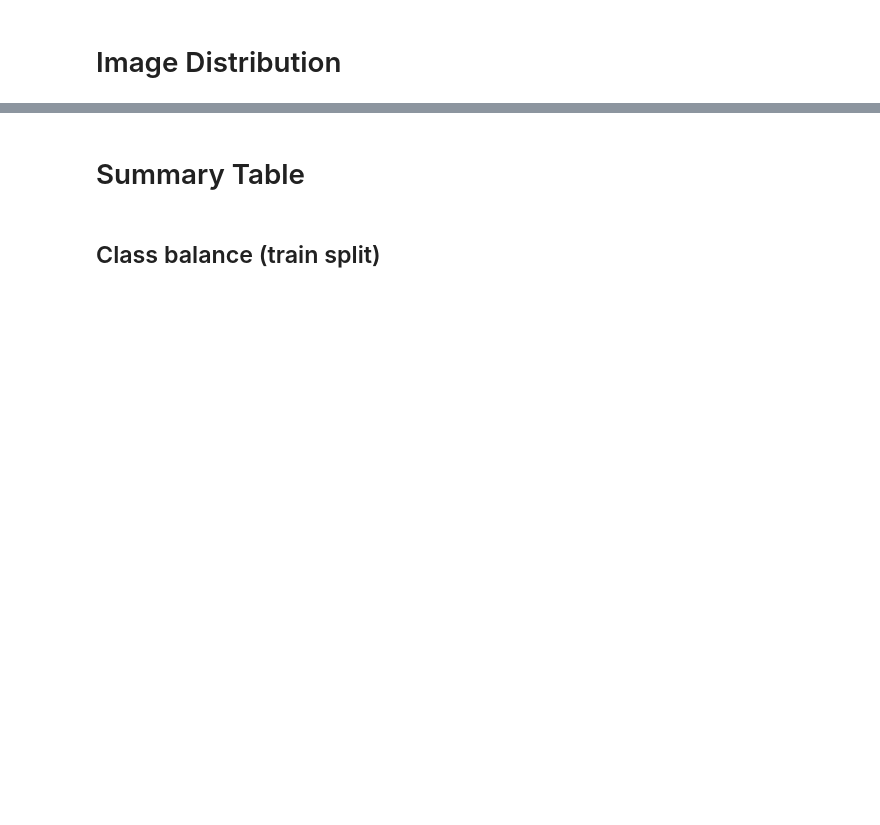
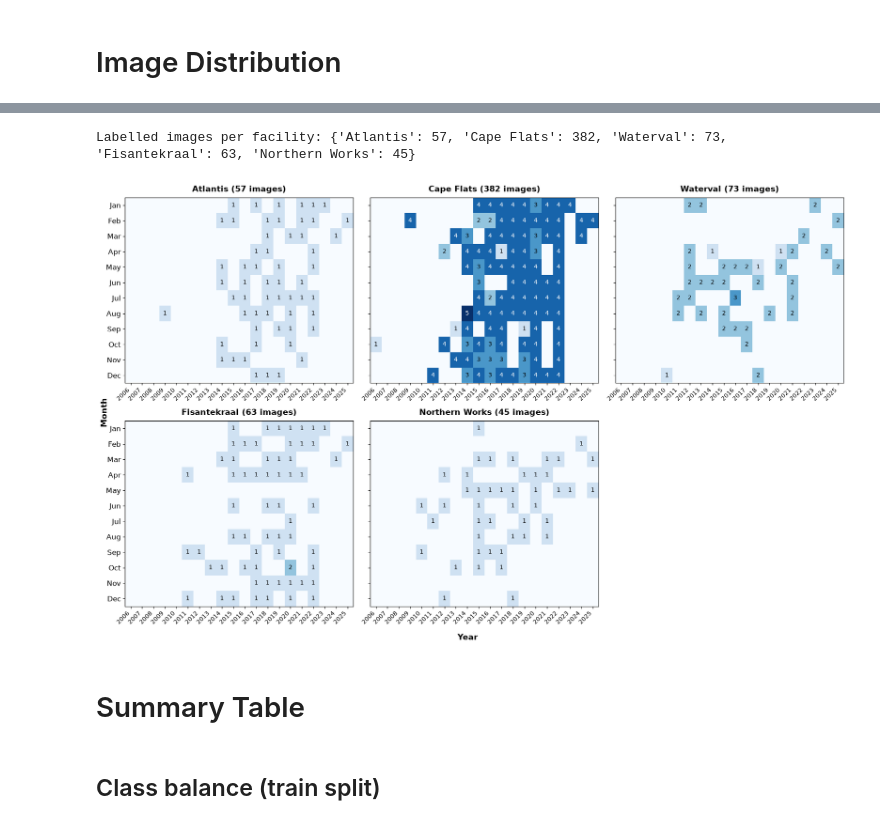
Before and after one commit to janes1234/Skripsie, a Jupyter notebook: CNN/data_exploration.ipynb, the cells around one changed output, grey strips where cells are left out. Drawn from its saved outputs; the diff is of its cells as text; code cells hidden in the pictures; blank space fills up the shorter version.

Commit message:
worked on report

```diff
--- a/CNN/data_exploration.ipynb
+++ b/CNN/data_exploration.ipynb
@@ -156,3 +41,75 @@ else:
+# %%
+import re
+import calendar
+from collections import defaultdict
+
+# Report Figure: image availability per facility (heatmap.png).
+# Counts the satellite images that are part of the dataset, i.e. that have at
+# least one labelled aerobic zone or clarifier, so the totals match the
+# facility summary table in the report. Unlabelled images are left out.
+DATE_PATTERNS = [
+    (r"(\d{2})_(\d{4})", "month-year"),   # Atlantis 01_2019, Waterval 01_2012
+    (r"_(\d{4})(\d{2})", "year-month"),   # capeflats1_201408
+    (r"(\d{4})_(\d{2})", "year-month"),   # Fisantekraal 2020_05
+    (r"(\d{4})\s(\d{2})", "year-month"),  # Northern Works 2020 05
+]
+
+
+def image_date(name):
+    for pattern, order in DATE_PATTERNS:
+        m = re.search(pattern, name)
+        if m:
+            a, b = int(m.group(1)), int(m.group(2))
+            year, month = (b, a) if order == "month-year" else (a, b)
+            if 1 <= month <= 12:
+                return year, month
+    return None
+
+
+source_images = {(v["facility"], v["unit_label"], v["img_key"].split(".jpg")[0])
+                 for crops in CROP_MANIFEST.values() for v in crops.values()}
+monthly = {fac: defaultdict(int) for fac in FACILITY_ORDER}
+undated = []
+for fac, unit, name in source_images:
+    date = image_date(name)
+    if date is None:
+        undated.append(name)
+    else:
+        monthly[fac][date] += 1
+print("Labelled images per facility:", {DISPLAY_NAMES[f]: sum(c.values()) for f, c in monthly.items()})
+if undated:
+    print("No date found for:", undated)
+
+all_years = [y for c in monthly.values() for y, _ in c]
+years = list(range(min(all_years), max(all_years) + 1))
+global_max = max(n for c in monthly.values() for n in c.values())
+
+fig, axes = plt.subplots(2, 3, figsize=(18, 11), sharey=True)
+axes = axes.flatten()
+for ax, fac in zip(axes, FACILITY_ORDER):
+    grid = np.zeros((12, len(years)), dtype=int)
+    for (year, month), n in monthly[fac].items():
+        grid[month - 1, years.index(year)] = n
+    ax.imshow(grid, cmap="Blues", aspect="auto", vmin=0, vmax=global_max)
+    ax.set_title(f"{DISPLAY_NAMES[fac]} ({grid.sum()} images)", fontsize=14, weight="bold", pad=10)
+    ax.set_xticks(np.arange(len(years)))
+    ax.set_xticklabels(years, rotation=45, ha="right")
+    ax.set_yticks(np.arange(12))
+    ax.set_yticklabels([calendar.month_abbr[m] for m in range(1, 13)], fontsize=12)
+    for yi in range(len(years)):
+        for mi in range(12):
+            if grid[mi, yi]:
+                ax.text(yi, mi, str(grid[mi, yi]), ha="center", va="center", fontsize=10,
+                        color="white" if grid[mi, yi] > 0.6 * global_max else "black")
+axes[-1].axis("off")
+fig.supxlabel("Year", fontsize=14, weight="bold")
+fig.supylabel("Month", fontsize=14, weight="bold")
+plt.tight_layout()
+fig.savefig(REPORT_FIG_DIR / "heatmap.png", dpi=150, bbox_inches="tight")
+plt.show()
+# %% [output]
+Labelled images per facility: {'Atlantis': 57, 'Cape Flats': 382, 'Waterval': 73, 'Fisantekraal': 63, 'Northern Works': 45}
+[figure, added]
 # %% [markdown]
 <h1>Summary Table</h1>
 # %% [markdown]
```
Also changed, not shown: parts of 15 cells of this notebook, 34 other files.
